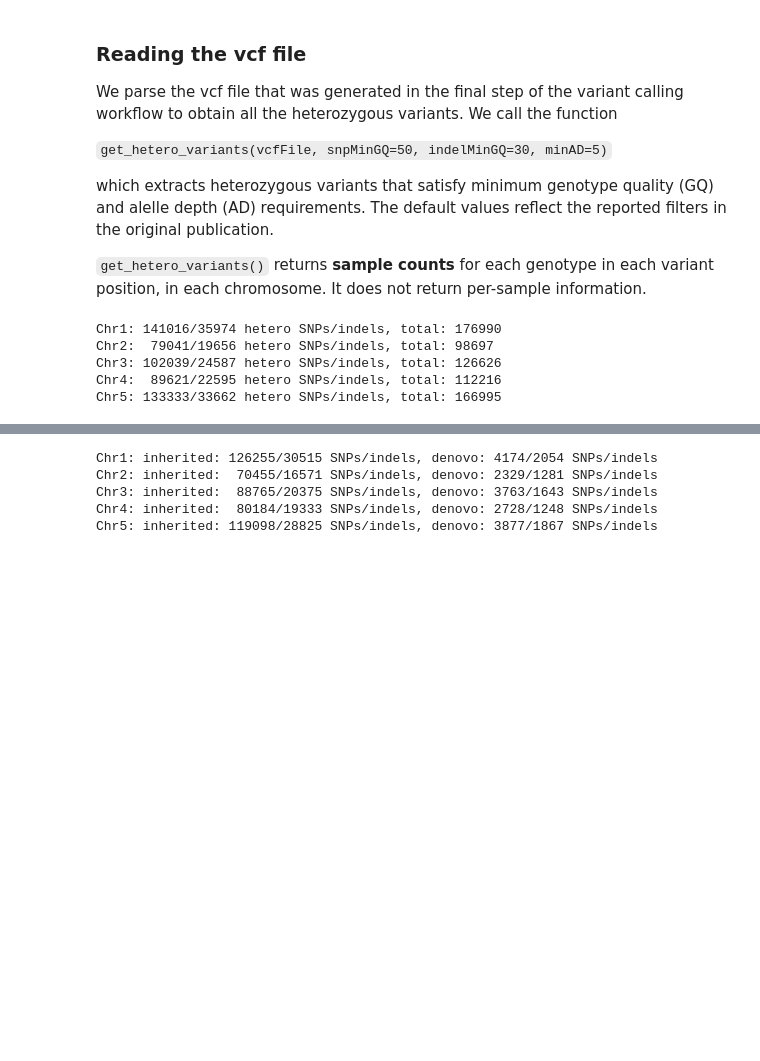
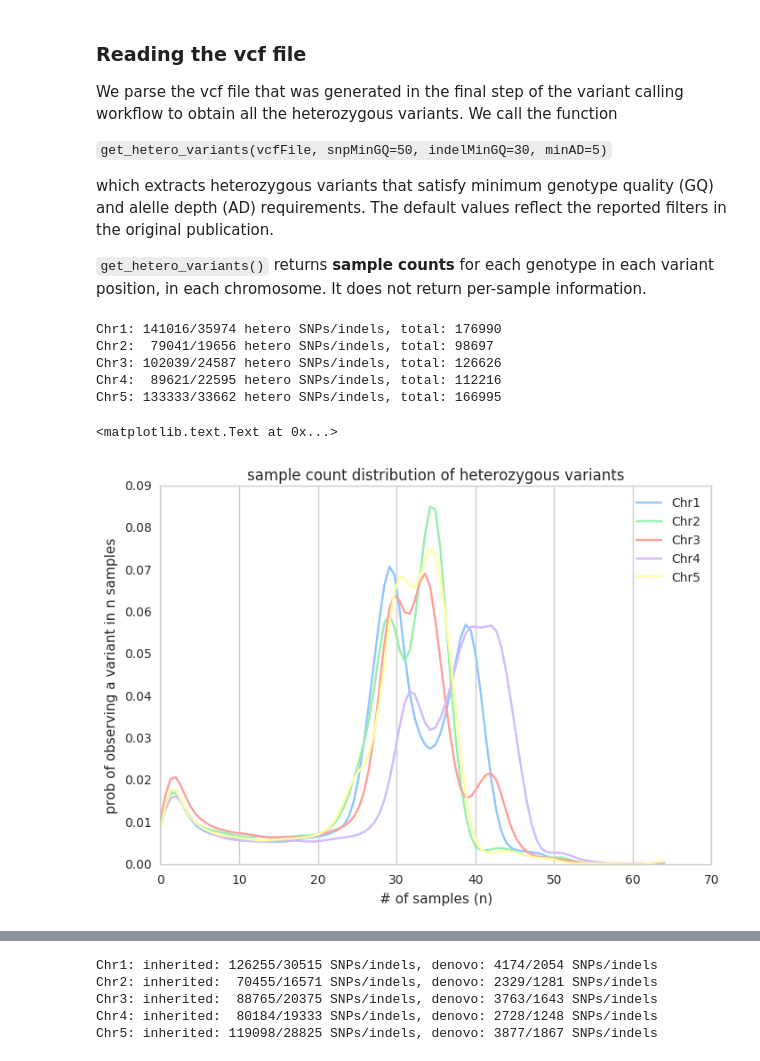
Before and after one commit to littleblackfish/heteroMutationRate, a Jupyter notebook: analysis.ipynb, the cells around one changed output, grey strips where cells are left out. Cells and saved outputs as stored; diff of their text form; code cells hidden in the pictures; blank space fills up the shorter version.

Commit message:
plot test

```diff
--- a/analysis.ipynb
+++ b/analysis.ipynb
@@ -60,3 +61,17 @@ Chr2:  79041/19656 hetero SNPs/indels, total: 98697
 Chr3: 102039/24587 hetero SNPs/indels, total: 126626
 Chr4:  89621/22595 hetero SNPs/indels, total: 112216
 Chr5: 133333/33662 hetero SNPs/indels, total: 166995
+# %%
+for ch in chrNames:
+    counts = array([ counts['0/1'] for counts in hetSNPs[ch].values()])
+    #ax=sns.distplot(counts, kde_kws={'cut':0} )
+    ax=sns.kdeplot(counts, cut=0, label=ch)
+
+sns.plt.legend()
+ax.grid(axis='y')
+ax.set_title('sample count distribution of heterozygous variants')
+ax.set_ylabel('prob of observing a variant in n samples')
+ax.set_xlabel('# of samples (n)')
+# %% [output]
+<matplotlib.text.Text at 0x...>
+[figure, added]
```
Also changed, not shown: parts of 5 cells of this notebook.
